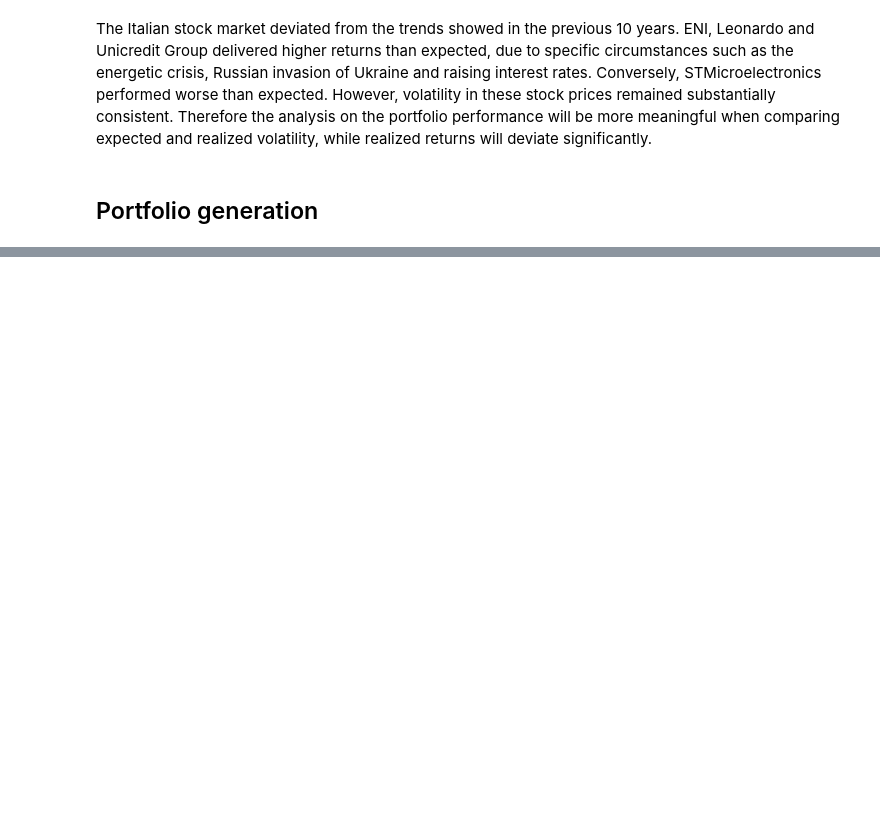
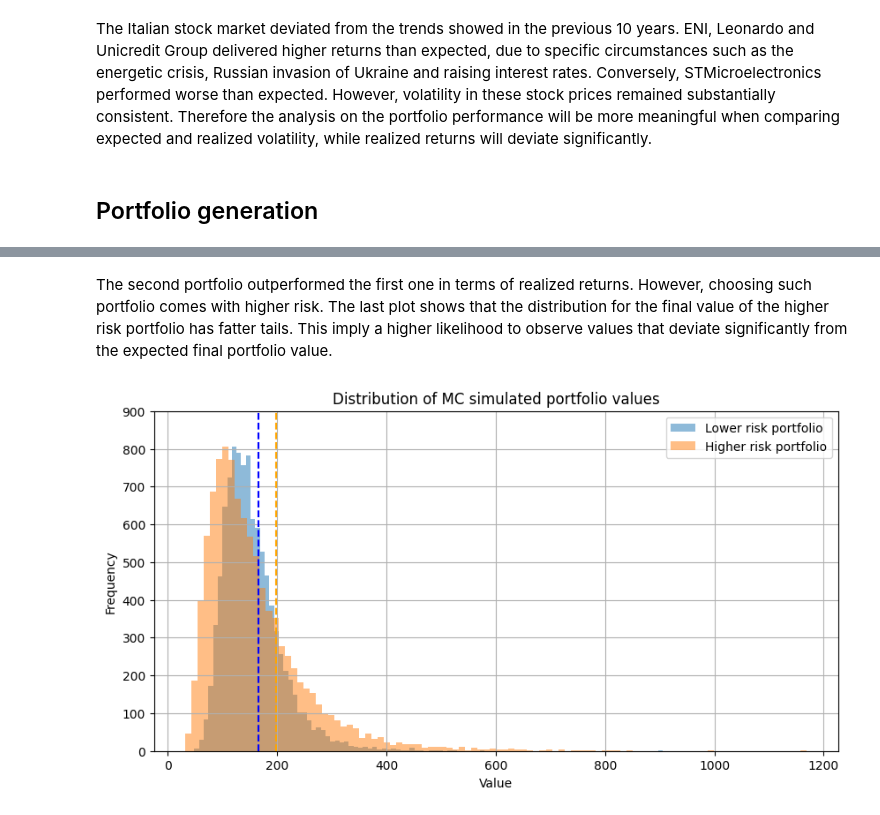
Before and after one commit to FabioNicotra/FabiosPortfolio, a Jupyter notebook: 04_PortfolioSimulation/PortfolioSImulation.ipynb, the cells around one changed output, grey strips where cells are left out. Saved outputs shown, nothing was run; the diff lists cells and outputs as text; code cells hidden in the pictures; blank space fills up the shorter version.

```diff
--- a/04_PortfolioSimulation/PortfolioSImulation.ipynb
+++ b/04_PortfolioSimulation/PortfolioSImulation.ipynb
@@ -300,6 +354,0 @@ ax.view_init(elev=20,azim=210)
-# %%
-column_weights = [x+' weight' for x in yahooticker]
-weights = portfolioSamples.iloc[portfolio_index][column_weights].to_numpy()
-# %%
-indices = [index_minVol, index_maxVol,]
-weights_set = [portfolioSamples.iloc[index][column_weights].to_numpy() for index in indices]
@@ -332,0 +403,3 @@ evaluatePortfolio(df,weights,100,'2021','2021')
+# %%
+realizedPortfolios = evaluateMultiplePortfolios(df,weights_set, initialWealth, start_date)
+realizedPortfolios.iplot()
@@ -341,0 +431,25 @@ Evaluate single assets performance. Evaluate portfolio performance both in absol
+# %% [markdown]
+The second portfolio outperformed the first one in terms of realized returns. However, choosing such portfolio comes with higher risk. The last plot shows that the distribution for the final value of the higher risk portfolio has fatter tails. This imply a higher likelihood to observe values that deviate significantly from the expected final portfolio value.
+# %%
+plt.figure(figsize=(10, 5))
+
+# Plot the first histogram
+plt.hist(portfolio1_simulation.iloc[-1], bins=100, alpha=0.5, label='Lower risk portfolio')
+
+# Plot the second histogram
+plt.hist(portfolio2_simulation.iloc[-1], bins=100, alpha=0.5, label='Higher risk portfolio')
+
+plt.vlines(realizedPortfolios.iloc[-1,0], 0, 1000, colors='blue',linestyles='dashed')
+plt.vlines(realizedPortfolios.iloc[-1,1], 0, 1000, colors='orange',linestyles='dashed')
+# Add labels and legend
+plt.xlabel('Value')
+plt.ylabel('Frequency')
+plt.ylim([0,900])
+plt.legend()
+plt.title('Distribution of MC simulated portfolio values')
+
+# Show the combined histogram
+plt.grid()
+plt.show()
+# %% [output]
+[figure, added]
```
Also changed, not shown: parts of 36 cells of this notebook, 1 other file.
